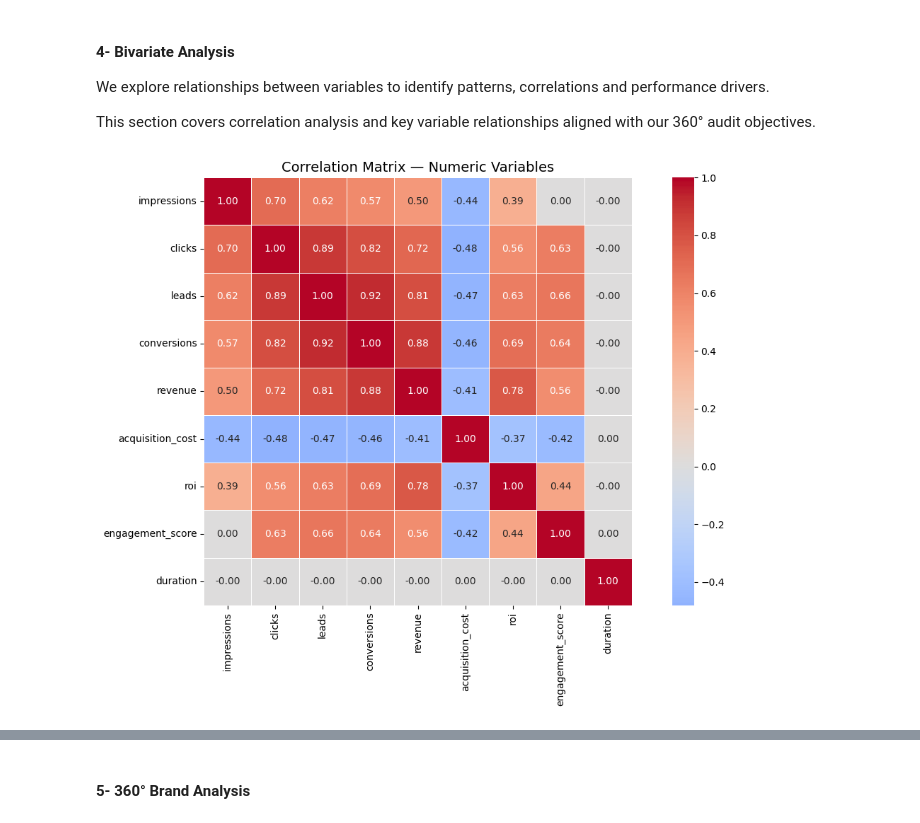
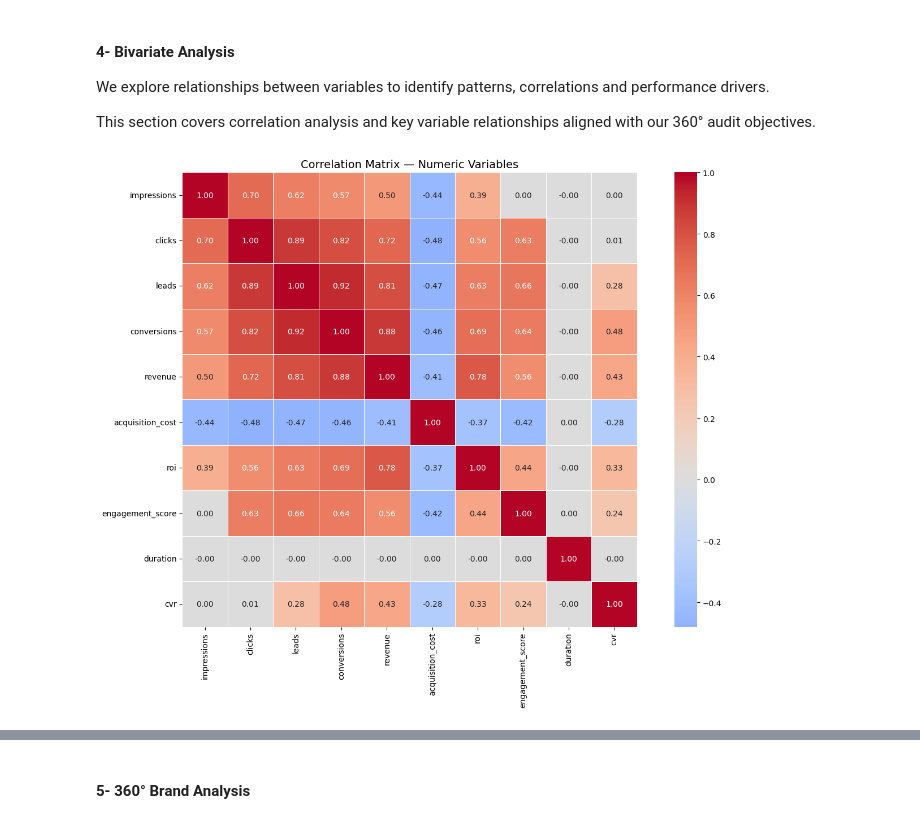
Before and after one commit to salimatter/marketing-campaign-audit, a Jupyter notebook: multi_brand_marketing_campaign.ipynb, the cells around one changed output, grey strips where cells are left out. Cells and saved outputs as stored; diff of their text form; code cells hidden in the pictures.

```diff
--- a/multi_brand_marketing_campaign.ipynb
+++ b/multi_brand_marketing_campaign.ipynb
@@ -212,7 +212,16 @@ dtype: int64
 # %% [markdown]
 ➡️ The initial exploration of the `channel_used` column revealed that some campaigns leverage multiple marketing channels simultaneously. This distinction between single-channel and multi-channel campaigns is important, as it may significantly impact performance metrics such as ROI, conversions, and engagement.
 # %%
+# Feature engineering
+
 # Creating channel_type column to distinguish single vs multi-channel campaigns
 df["channel_type"] = df["channel_used"].apply(
     lambda x: "Multi-Channel" if "," in x else "Single-Channel"
 )
+
+# Creating derived marketing metrics for deeper performance analysis
+df["ctr"] = (df["clicks"] / df["impressions"] * 100).round(2)       # Click-Through Rate (%)
+df["cvr"] = (df["conversions"] / df["clicks"] * 100).round(2)       # Conversion Rate (%)
+
+print("New columns added :", ["channel_type", "ctr", "cvr"])
+print(df[["channel_type", "ctr", "cvr"]].head(5))
@@ -466,27 +489,27 @@ correlations and performance drivers.
 This section covers correlation analysis and key variable relationships aligned with our 360° audit objectives.
 # %%
 # Correlation heatmap to identify relationships between numeric variables
-# Focus on how performance metrics relate to each other
+# Provides a global view of how performance metrics relate to each other
 
 numeric_cols = ["impressions", "clicks", "leads", "conversions",
                 "revenue", "acquisition_cost", "roi",
-                "engagement_score", "duration"]
+                "engagement_score", "duration", "cvr"]
 
 corr_matrix = df[numeric_cols].corr().round(2)
 
-plt.figure(figsize=(12, 8))
+plt.figure(figsize=(14, 10))
 sns.heatmap(
     corr_matrix,
     annot=True,
     fmt=".2f",
     cmap="coolwarm",
     center=0,
     square=True,
     linewidths=0.5
 )
 
 plt.title("Correlation Matrix — Numeric Variables", fontsize=14)
 plt.tight_layout()
 plt.show()
 # %% [output]
-[figure, old version]
+[figure, new version]
```
Also changed, not shown: parts of 19 cells of this notebook.
